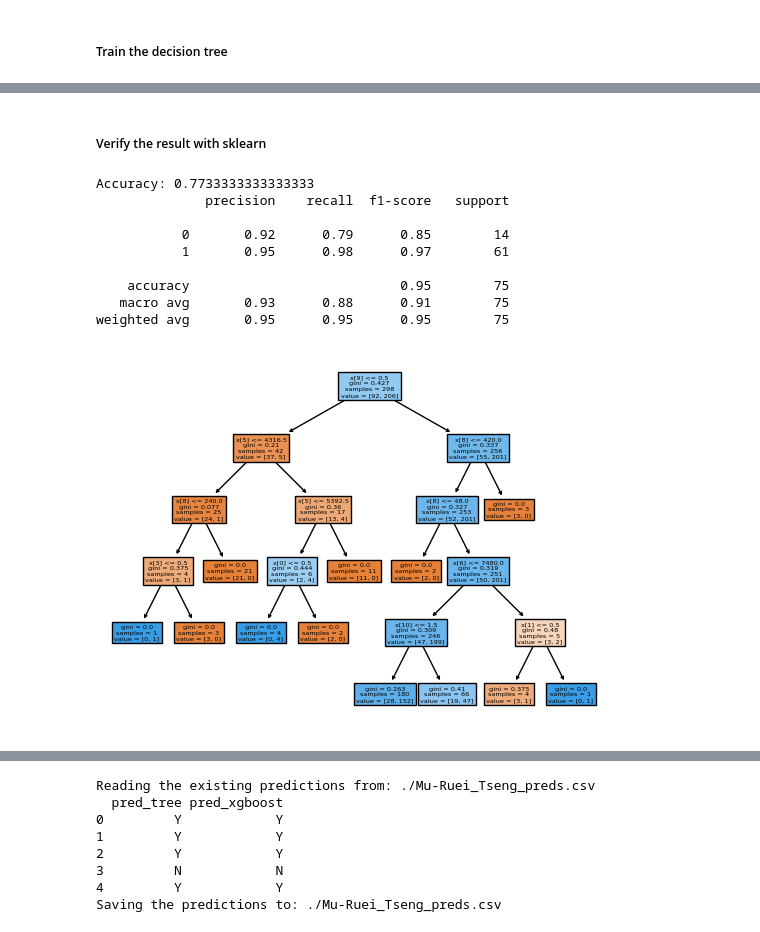
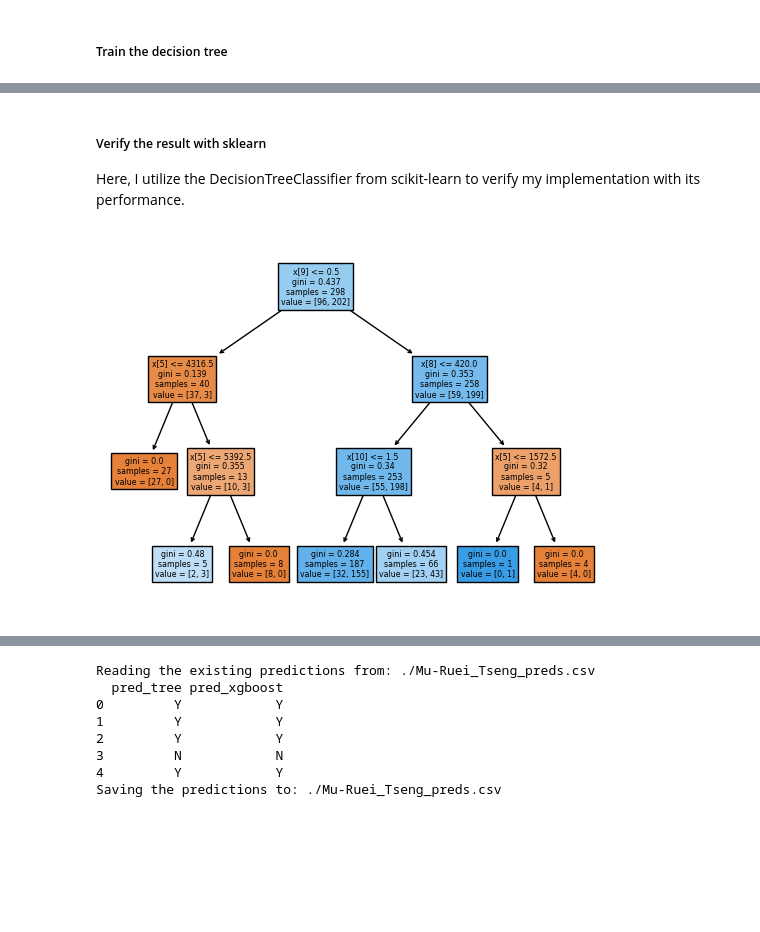
Before and after one commit to Morris88826/MACHINE-LEARNING, a Jupyter notebook: hw/hw2/Mu-Ruei_Tseng_HW2.ipynb, the cells around one changed output, grey strips where cells are left out. Saved outputs shown, nothing was run; the diff lists cells and outputs as text; code cells hidden in the pictures; blank space fills up the shorter version.

```diff
--- a/hw/hw2/Mu-Ruei_Tseng_HW2.ipynb
+++ b/hw/hw2/Mu-Ruei_Tseng_HW2.ipynb
@@ -245,0 +291,24 @@ Below are the steps you may want to consider.
+# %%
+class Encoder:
+    def __init__(self, features, label):
+        self.mapping = {}
+        # features
+        for col in features.columns:
+            if isCategorical(col):
+                # One-hot encode the categorical features
+                categories = features[col].unique()
+                self.mapping[col] = {category: i for i, category in enumerate(categories)}
+        # label
+        self.mapping[label.name] = {"N": 0, "Y":1}
+    def encode(self, data):
+        if isinstance(data, pd.Series):
+            data = data.apply(lambda x: self.mapping[data.name].get(x, x))
+        elif isinstance(data, pd.DataFrame):
+            for col in data.columns:
+                if isCategorical(col):
+                    data.loc[:, col] = data.loc[:, col].apply(lambda x: self.mapping[col].get(x, x))
+                    data[col] = data[col].astype(int)
+        return data
+
+encoder = Encoder(features, label)
+print("Encodings: {}".format(json.dumps(encoder.mapping, indent=4)))
@@ -430,7 +584,7 @@ class DecisionTree:
 # %% [markdown]
 ##### Train the decision tree
 # %%
-max_depth = 5
+max_depth = 3
 clf = DecisionTree(max_depth=max_depth)
 clf.fit(train_data, train_label)
 clf.plot_tree()
@@ -464,30 +625,14 @@ Accuracy:  0.7733333333333333
 # %% [markdown]
 ##### Verify the result with sklearn
+
+Here, I utilize the DecisionTreeClassifier from scikit-learn to verify my implementation with its performance.
 # %%
 from sklearn.tree import DecisionTreeClassifier
 from sklearn import tree
 
-
 clf_sklearn = DecisionTreeClassifier(max_depth=max_depth)
-# Train Decision Tree Classifer
 clf_sklearn.fit(train_data, train_label)
 # Visualize the decision tree
-tree.plot_tree(clf_sklearn, filled=True)
-#Predict the response for test dataset
-y_pred_sklearn = clf_sklearn.predict(val_data)
-print("Accuracy:", np.sum(y_pred_sklearn == val_label) / len(val_label))
-
-# calculate the precision, recall, and f1-score between the predicted label from the sklearn model and my model
-from sklearn.metrics import classification_report
-print(classification_report(y_pred, y_pred_sklearn))
+_ = tree.plot_tree(clf_sklearn, filled=True)
 # %% [output]
-Accuracy: 0.7733333333333333
-              precision    recall  f1-score   support
-
-           0       0.92      0.79      0.85        14
-           1       0.95      0.98      0.97        61
-
-    accuracy                           0.95        75
-   macro avg       0.93      0.88      0.91        75
-weighted avg       0.95      0.95      0.95        75
-[figure, old version]
+[figure, new version]
```
Also changed, not shown: parts of 43 cells of this notebook, 2 other files.
